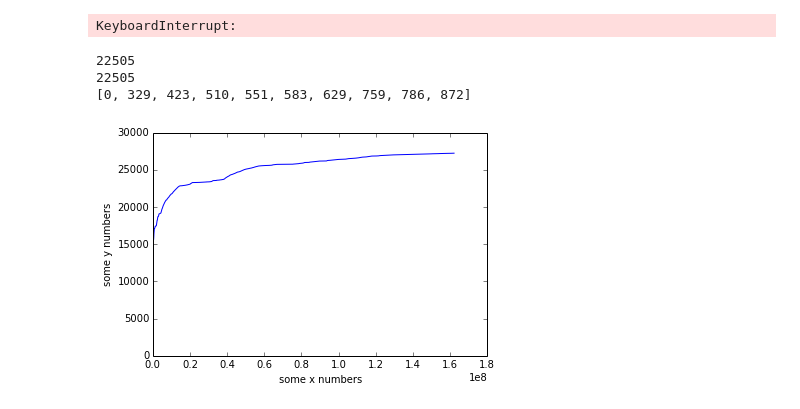
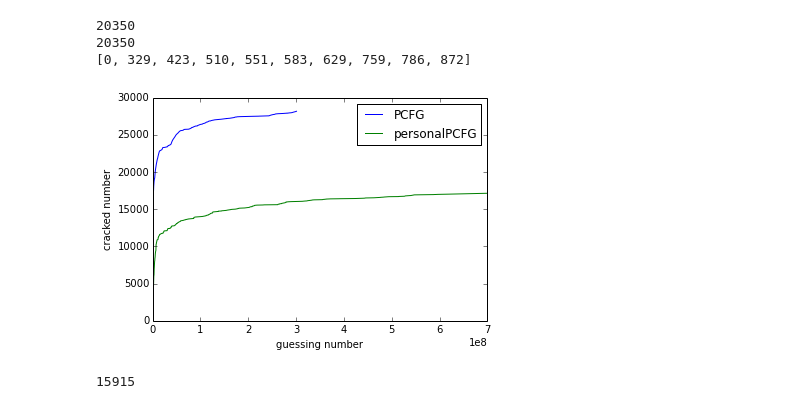
Before and after one commit to qingyuanxingsi/12306_passcracking, a Jupyter notebook: Cracking.ipynb, the cells around one changed output. Saved outputs shown, nothing was run; the diff lists cells and outputs as text; code cells hidden in the pictures.

Commit message:
PersonalPCFG

```diff
--- a/Cracking.ipynb
+++ b/Cracking.ipynb
@@ -1,58 +1,63 @@
-# %%
-import time
-workspace = "/Users/liyue/research/PCFG/probablistic_cracker/probabilistic_cracker/"
-
-f = open(workspace+"firsttry","r")
-f2 = open(workspace+"testingset","r")
-result = open(workspace+"firstresult","w")
-
-testpass = f2.readlines()
-line = f.readline()
-count = 1
-while line != None:
-    if count % 10000 == 0:
-        print count
-    for i in range(0,len(testpass)):
-        if testpass[i] == line:
-            result.write(str(count) + "\t" +str(i)+ "\t" + line)
-    count += 1
-    line = f.readline()
-f.close()
-f2.close()
-result.close()
-# %% [output]
-KeyboardInterrupt:
 # %%
 import time
 %matplotlib inline
 
-output = open("/Users/liyue/research/DATA/12306/output.txt","r")
+output = open("/Users/liyue/research/12306_passcracking/PCFG_output.txt","r")
 lines = output.readlines()
 xpoints = [0]
 ypoints = [0]
 lastind = 1
 total = 0
 for each in lines:
     point = each.split()
     total+=1
     if int(point[0]) != lastind:
         xpoints.append(lastind)
         ypoints.append(total)
         lastind = int(point[0])
 
+output = open("/Users/liyue/research/12306_passcracking/output_personalPCFG.txt","r")
+lines = output.readlines()
+x2points = [0]
+y2points = [0]
+lastind = 1
+total = 0
+for each in lines:
+    point = each.split()
+    total+=1
+    if int(point[0]) != lastind:
+        x2points.append(lastind)
+        y2points.append(total)
+        lastind = int(point[0])
 
-print len(xpoints)
-print len(ypoints)
+
+x2points = x2points[:len(xpoints)]
+y2points = y2points[:len(ypoints)]
+print len(x2points)
+print len(y2points)
 print ypoints[:10]
 import matplotlib.pyplot as plt
-plt.plot(xpoints,ypoints)
+plt.plot(xpoints,ypoints,label="PCFG")
+plt.plot(x2points,y2points,label="personalPCFG")
 #plt.xscale('log', nonposy='clip')
 #plt.yscale('log', nonposy='clip')
 plt.ylabel('cracked number')
 plt.xlabel('guessing number')
+plt.legend()
+axes = plt.gca()
+axes.set_xlim([0,0.7*10**9])
 plt.show()
 # %% [output]
-22505
-22505
+20350
+20350
 [0, 329, 423, 510, 551, 583, 629, 759, 786, 872]
-[figure, old version]
+[figure, new version]
+# %%
+output = open("output_personalPCFG.txt","r")
+kk = output.readlines()
+tmp = []
+for each in kk:
+    tmp.append(each.split()[1])
+print len(set(tmp))
+# %% [output]
+15915
```
Also changed, not shown: 8 other files.
